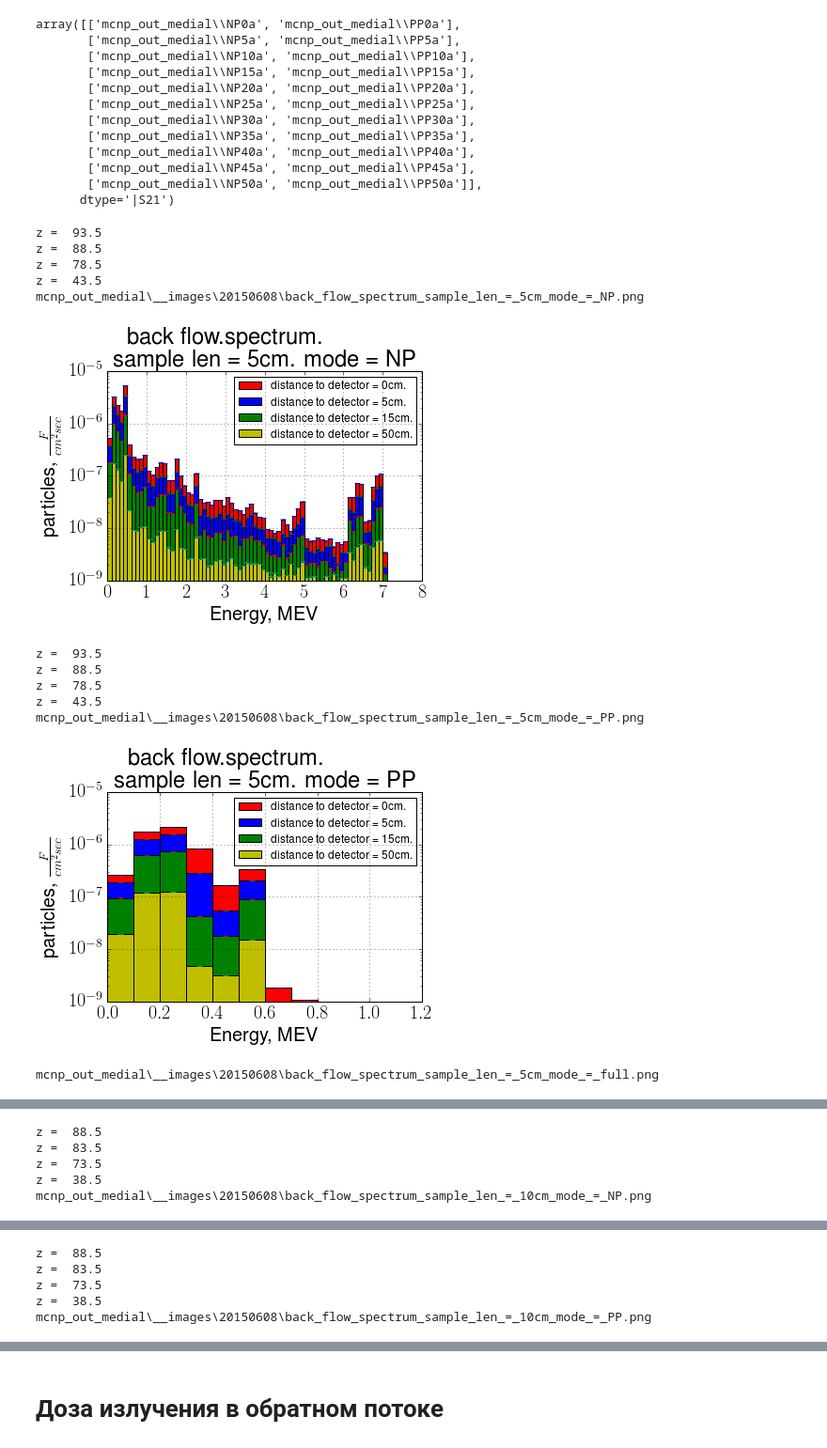
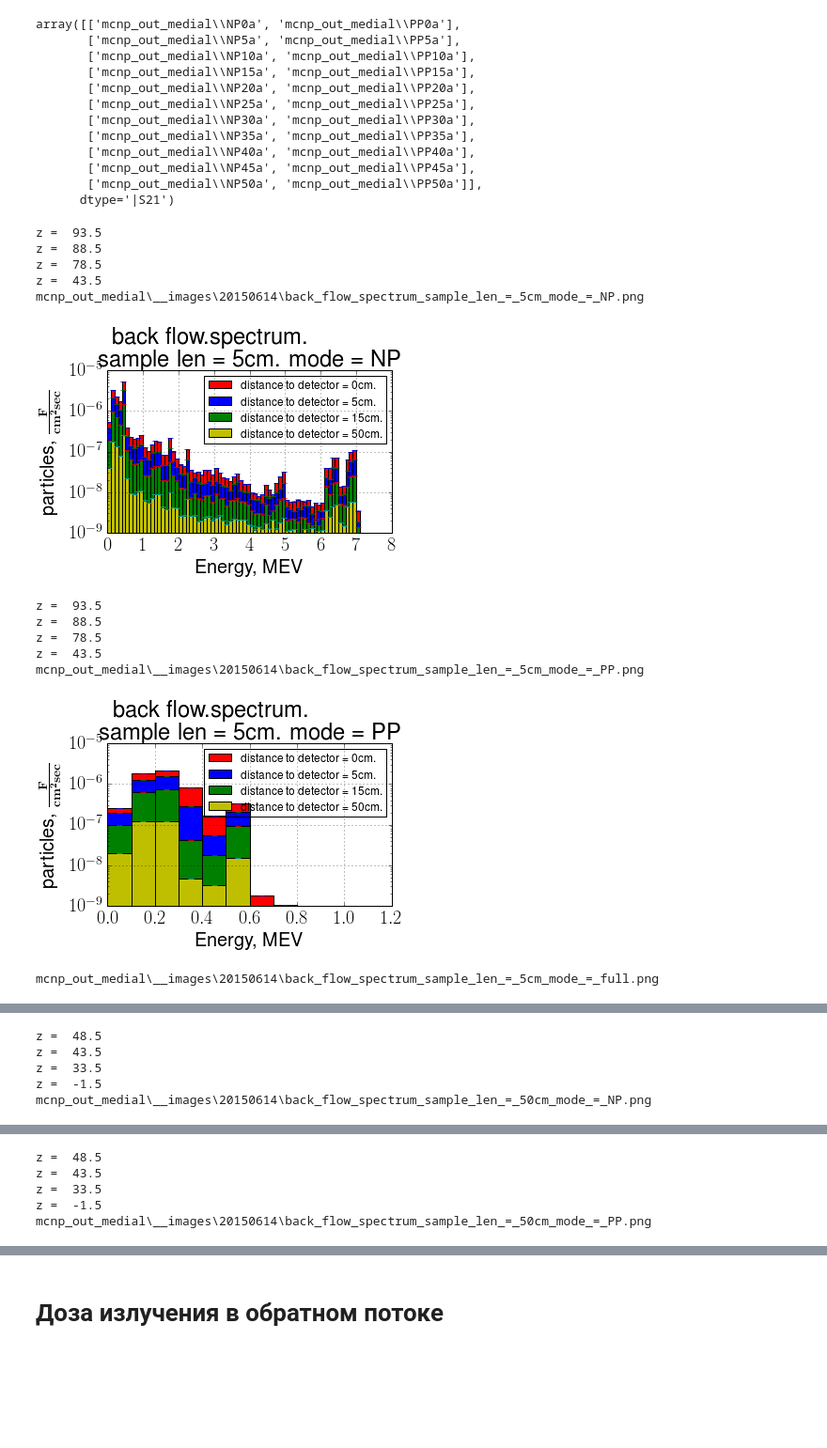
Before and after one commit to griddic/mipt_mcnp, a Jupyter notebook: plotting_experiments-medial-model.ipynb, the cells around one changed output, grey strips where cells are left out. Shown at 94% size. Drawn from its saved outputs; the diff is of its cells as text; code cells hidden in the pictures; blank space fills up the shorter version.

```diff
--- a/plotting_experiments-medial-model.ipynb
+++ b/plotting_experiments-medial-model.ipynb
@@ -129,12 +129,13 @@ def plot_en_spectrums_in_back_going_flow(file_name, tally_distances, colors, fil
         #plt.ylim([10**(-11),10**(-6)])
         plt.title(r'back flow.spectrum.\\sample len = ' + str(sample_length) + r'cm. mode = ' + mode)
         plt.xlabel(r'Energy, MEV')
-        plt.ylabel(r'particles, $\frac{F}{cm^2 sec}$')
+        plt.ylabel(r'particles, $\bf \frac{F}{cm^2 sec}$')
 
     outt.close()
     plt.legend(loc='best',prop={'size':12})
     plt.grid()
     #plt.xscale('log')
+    plt.gcf().subplots_adjust(bottom=0.2, top=0.8, left=0.2)
     plt.savefig(pjoin(folder_to_place_images,title.replace(' ','_') + ".png"), dpi = 300)
     print pjoin(folder_to_place_images,title.replace(' ','_') + ".png")
     plt.show()
@@ -190,7 +191,7 @@ def plot_sum_en_spectrum_in_back_going_flow(file_names, tally_distances, colors,
         #plt.ylim([10**(-11),10**(-6)])
         plt.title(r'back flow.spectrum.\\sample len = ' + str(sample_length) + r'cm. mode = full')
         plt.xlabel(r'Energy, MEV')
-        plt.ylabel(r'particles, $\frac{F}{cm^2 sec}$')
+        plt.ylabel(r'particles, $\bf \frac{F}{cm^2 sec}$')
         #plt.plot(mid, y, 'r--')
         #plt.savefig("images\\" + title + ".png", dpi = 300)
         #plt.show()
@@ -198,28 +199,29 @@ def plot_sum_en_spectrum_in_back_going_flow(file_names, tally_distances, colors,
     outt.close()
     plt.legend(loc='best',prop={'size':12})
     plt.grid()
+    plt.gcf().subplots_adjust(bottom=0.2, top=0.8, left=0.2)
     plt.savefig(pjoin(folder_to_place_images, title.replace(' ','_') + ".png"), dpi = 300)
     print pjoin(folder_to_place_images, title.replace(' ','_') + ".png")
     plt.show()
     plt.close()
     return left, values, width
 # %%
-for name in names[1:]:
+for name in names[[1,10]]:
     plot_en_spectrums_in_back_going_flow(name[0],[0,5,15,50], ['red','blue','green','y'],pjoin(SOURCES_FOLDER, 'PP0a'),FOLDER_TO_SAVE_IMAGES)
     plot_en_spectrums_in_back_going_flow(name[1],[0,5,15,50], ['red','blue','green','y'],pjoin(SOURCES_FOLDER, 'PP0a'),FOLDER_TO_SAVE_IMAGES)
     plot_sum_en_spectrum_in_back_going_flow(name,[0,5,15,50], ['red','blue','green','y'],pjoin(SOURCES_FOLDER, 'PP0a'),FOLDER_TO_SAVE_IMAGES)
     #clear_output(wait=True)
 # %% [output]
 z =  93.5
 z =  88.5
 z =  78.5
 z =  43.5
-mcnp_out_medial\__images\20150608\back_flow_spectrum_sample_len_=_5cm_mode_=_NP.png
+mcnp_out_medial\__images\20150614\back_flow_spectrum_sample_len_=_5cm_mode_=_NP.png
-[figure, old version]
+[figure, new version]
 z =  93.5
 z =  88.5
 z =  78.5
 z =  43.5
-mcnp_out_medial\__images\20150608\back_flow_spectrum_sample_len_=_5cm_mode_=_PP.png
+mcnp_out_medial\__images\20150614\back_flow_spectrum_sample_len_=_5cm_mode_=_PP.png
-[figure, old version]
+[figure, new version]
-mcnp_out_medial\__images\20150608\back_flow_spectrum_sample_len_=_5cm_mode_=_full.png
+mcnp_out_medial\__images\20150614\back_flow_spectrum_sample_len_=_5cm_mode_=_full.png
@@ -227,5 +229,5 @@ mcnp_out_medial\__images\20150608\back_flow_spectrum_sample_len_=_5cm_mode_=_ful
-z =  88.5
-z =  83.5
-z =  73.5
-z =  38.5
-mcnp_out_medial\__images\20150608\back_flow_spectrum_sample_len_=_10cm_mode_=_NP.png
+z =  48.5
+z =  43.5
+z =  33.5
+z =  -1.5
+mcnp_out_medial\__images\20150614\back_flow_spectrum_sample_len_=_50cm_mode_=_NP.png
@@ -233,5 +235,5 @@ mcnp_out_medial\__images\20150608\back_flow_spectrum_sample_len_=_10cm_mode_=_NP
-z =  88.5
-z =  83.5
-z =  73.5
-z =  38.5
-mcnp_out_medial\__images\20150608\back_flow_spectrum_sample_len_=_10cm_mode_=_PP.png
+z =  48.5
+z =  43.5
+z =  33.5
+z =  -1.5
+mcnp_out_medial\__images\20150614\back_flow_spectrum_sample_len_=_50cm_mode_=_PP.png
```
Also changed, not shown: parts of 16 cells of this notebook, 8 other files.
